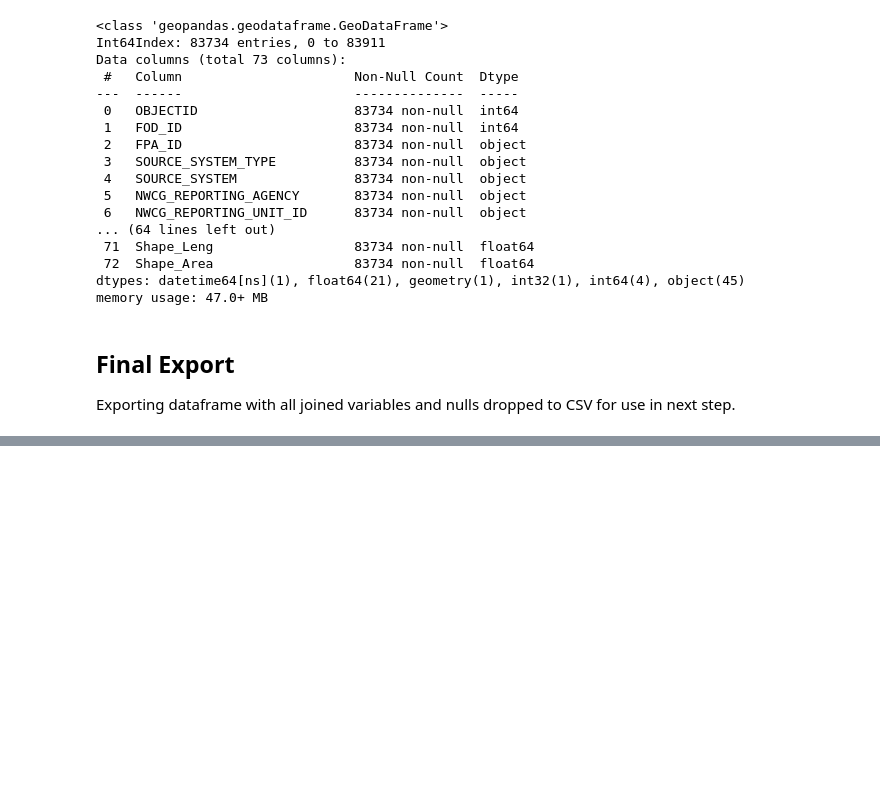
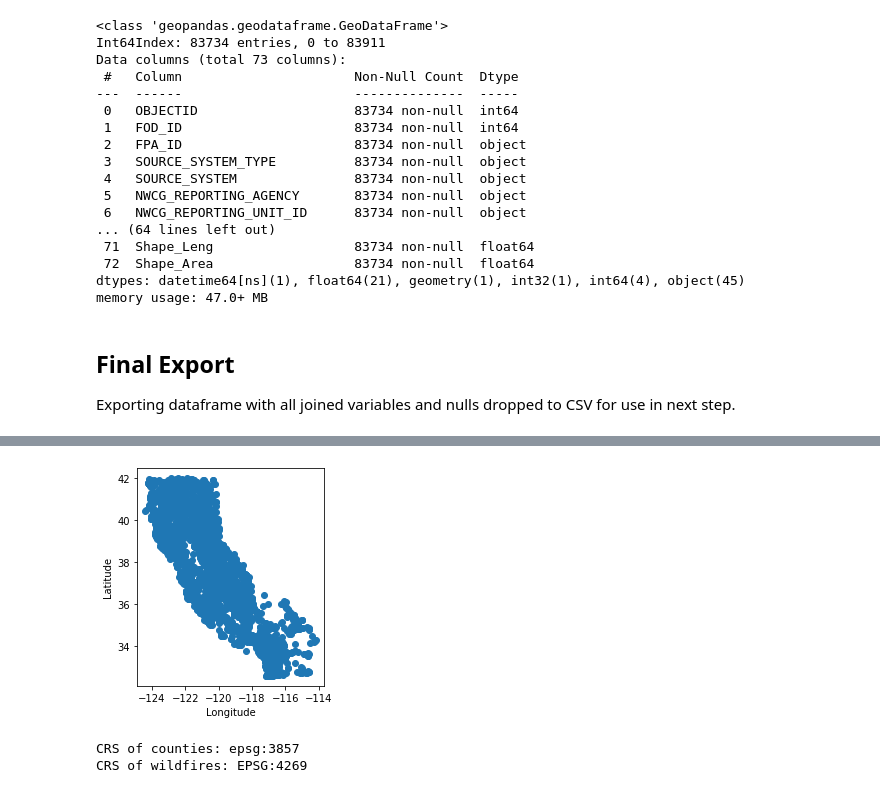
Before and after one commit to allankapoor/wildfire_prediction, a Jupyter notebook: Capstone2_DataWrangling.ipynb, the cells around one changed output, grey strips where cells are left out. Drawn from its saved outputs; the diff is of its cells as text; code cells hidden in the pictures; blank space fills up the shorter version.

```diff
--- a/Capstone2_DataWrangling.ipynb
+++ b/Capstone2_DataWrangling.ipynb
@@ -841,0 +837,24 @@ test_gdf[test_gdf['FIRE_YEAR'] == 2005].plot()
+# %%
+#load wildfires back in as a geodataframe
+wildfires_df = pd.read_csv("Datasets/wildfires_withvars.csv", index_col='OBJECTID', low_memory=False)
+wildfires_gdf = gpd.GeoDataFrame(wildfires_df, geometry=gpd.points_from_xy(wildfires_df.LONGITUDE, wildfires_df.LATITUDE), crs='EPSG:4269')
+# %%
+#confirming the geodataframe plots correctly
+wildfires_gdf[wildfires_gdf['FIRE_YEAR'] == 2005].plot()
+plt.xlabel('Longitude')
+plt.ylabel('Latitude');
+# %% [output]
+[figure, added]
+# %%
+#load counties shapefile as geodataframe
+counties_gdf = gpd.read_file('Datasets/CA_Counties/CA_Counties_TIGER2016.shp')
+
+#check coordinate system of both gdfs (needs to be the same for spatial join to work properly)
+counties_crs = counties_gdf.crs
+wildfires_crs = wildfires_gdf.crs
+
+print(f'CRS of counties: {counties_crs}')
+print(f'CRS of wildfires: {wildfires_crs}')
+# %% [output]
+CRS of counties: epsg:3857
+CRS of wildfires: EPSG:4269
```
Also changed, not shown: parts of 16 cells of this notebook, 1 other file.
